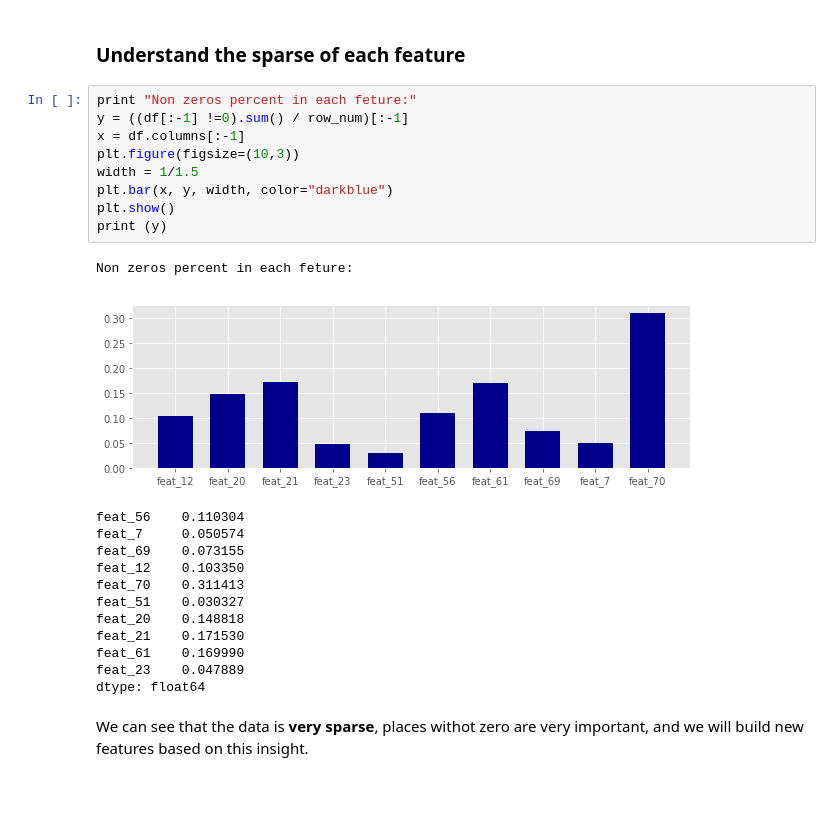
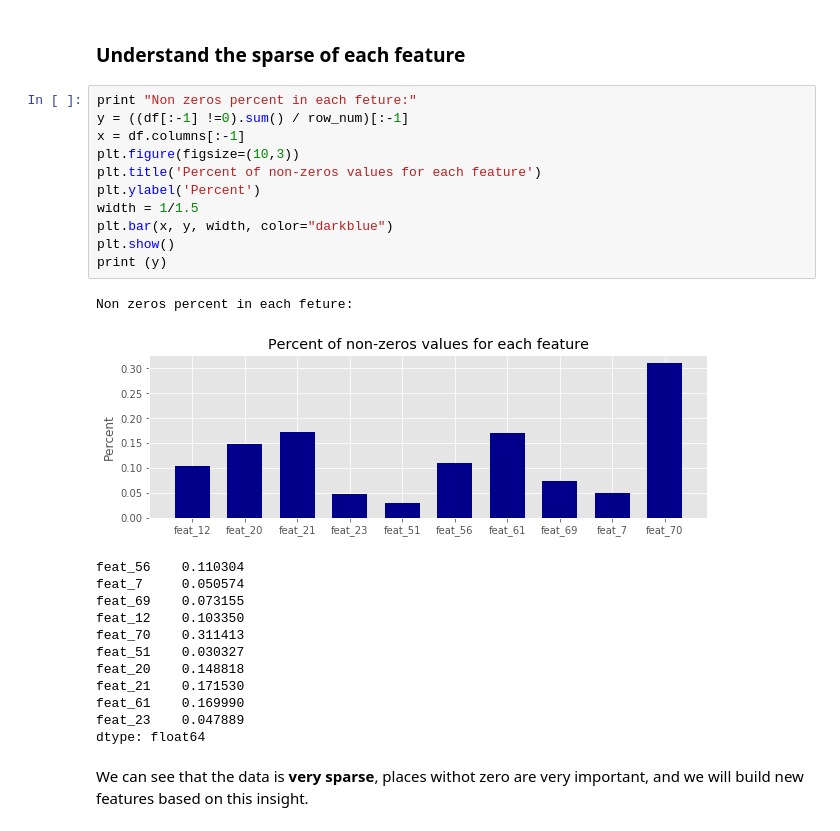
Before and after one commit to tyanay/Data-mining-project, a Jupyter notebook: Data mining project.ipynb, the cells around one changed output. Drawn from its saved outputs; the diff is of its cells as text; blank space fills up the shorter version.

```diff
--- a/Data mining project.ipynb
+++ b/Data mining project.ipynb
@@ -146,15 +147,17 @@ it means that it will be difficult to seperate between the classes and maybe 100
 # %%
 print "Non zeros percent in each feture:"
 y = ((df[:-1] !=0).sum() / row_num)[:-1]
 x = df.columns[:-1]
 plt.figure(figsize=(10,3))
+plt.title('Percent of non-zeros values for each feature')
+plt.ylabel('Percent')
 width = 1/1.5
 plt.bar(x, y, width, color="darkblue")
 plt.show()
 print (y)
 # %% [output]
 Non zeros percent in each feture:
-[figure, old version]
+[figure, new version]
 feat_56    0.110304
 feat_7     0.050574
 feat_69    0.073155
```
Also changed, not shown: parts of 19 cells of this notebook, 5 other files.
